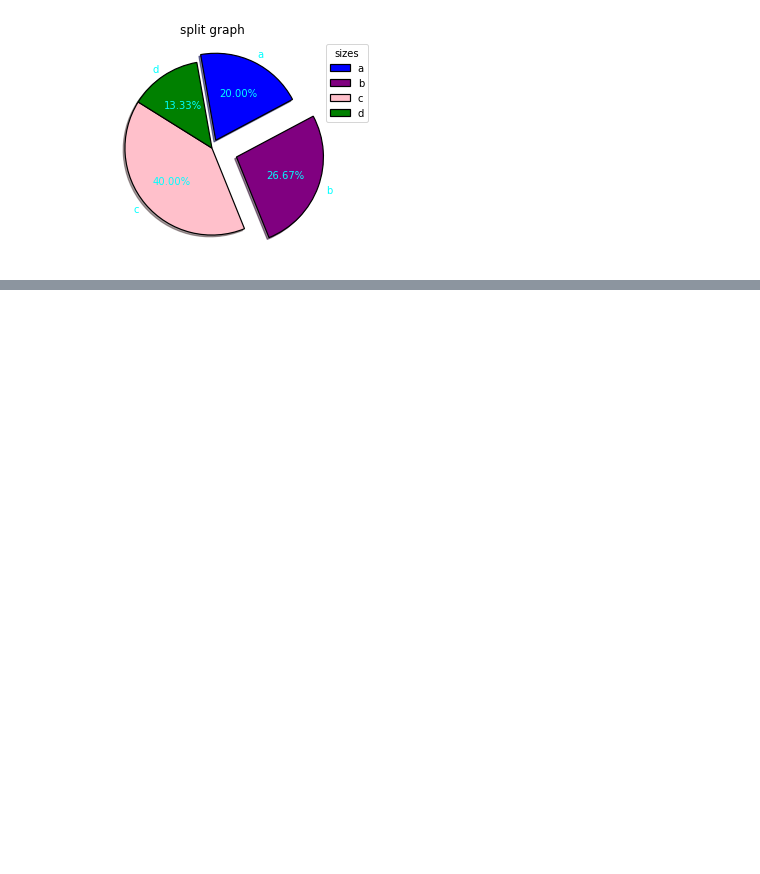
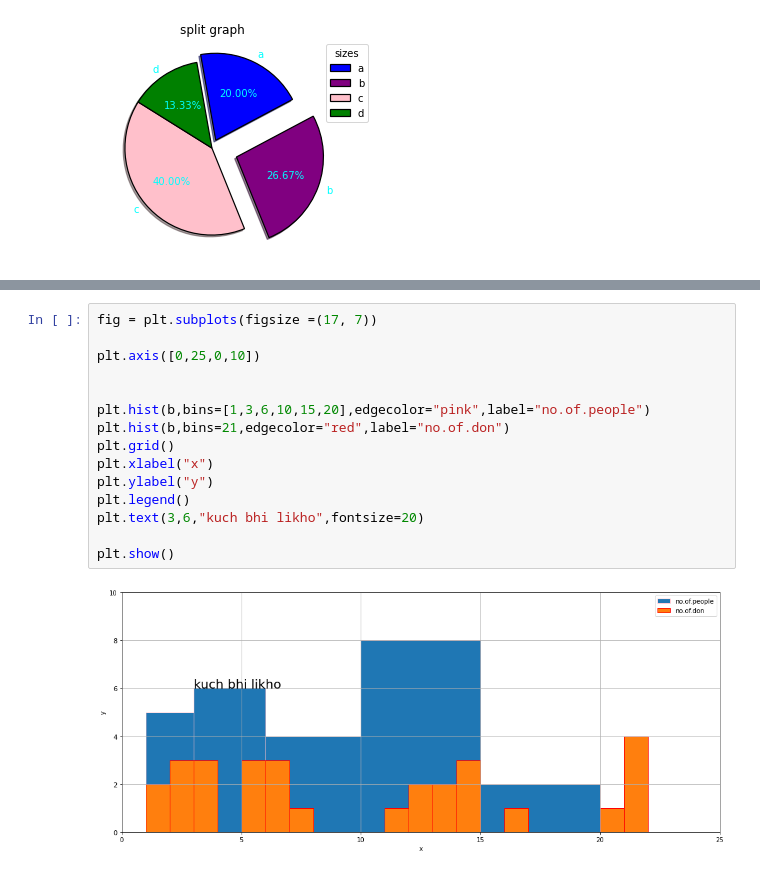
Before and after one commit to bhaskar2840/data_science, a Jupyter notebook: matplotlib.ipynb, the cells around one changed output, grey strips where cells are left out. Drawn from its saved outputs; the diff is of its cells as text; blank space fills up the shorter version.

```diff
--- a/matplotlib.ipynb
+++ b/matplotlib.ipynb
@@ -262,0 +253,17 @@ iris
+# %%
+fig = plt.subplots(figsize =(17, 7))
+
+plt.axis([0,25,0,10])
+
+
+plt.hist(b,bins=[1,3,6,10,15,20],edgecolor="pink",label="no.of.people")
+plt.hist(b,bins=21,edgecolor="red",label="no.of.don")
+plt.grid()
+plt.xlabel("x")
+plt.ylabel("y")
+plt.legend()
+plt.text(3,6,"kuch bhi likho",fontsize=20)
+
+plt.show()
+# %% [output]
+[figure, added]
```
Also changed, not shown: parts of 17 cells of this notebook.
